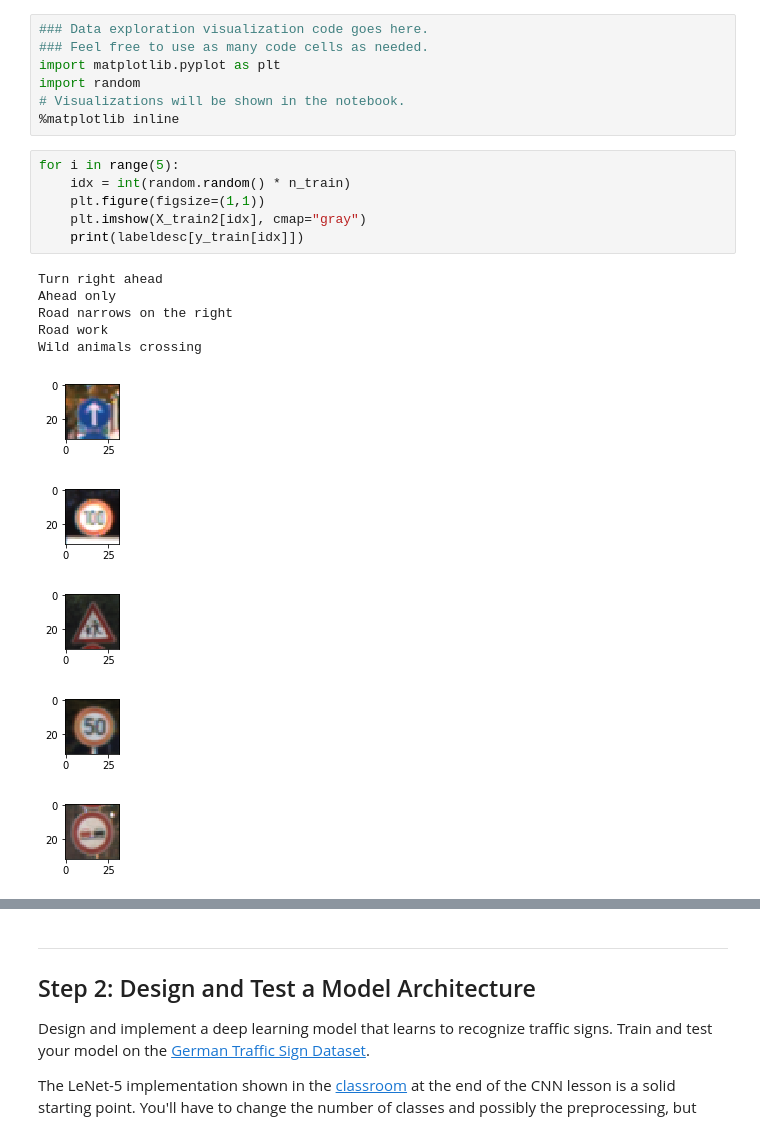
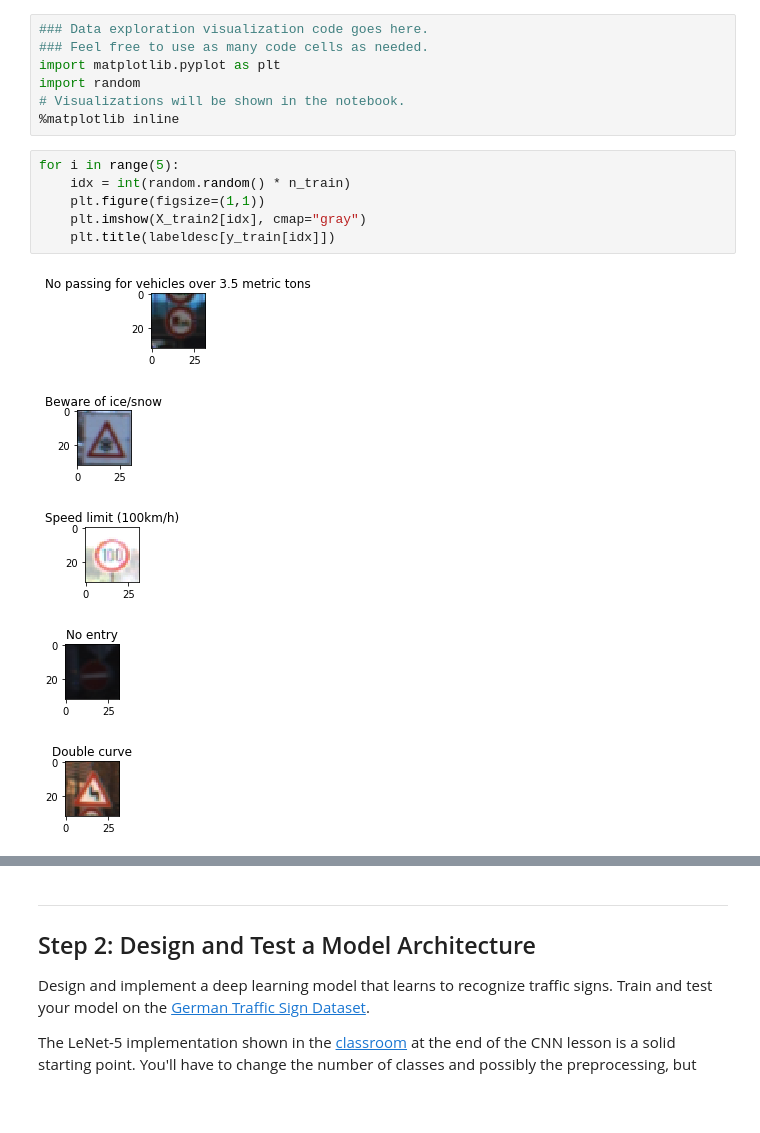
Before and after one commit to baihongjie/selfdrivingcar, a Jupyter notebook: TrafficSignClassifier/Traffic_Sign_Classifier.ipynb, the cells around one changed output, grey strips where cells are left out. Cells and saved outputs as stored; diff of their text form; blank space fills up the shorter version.

```diff
--- a/TrafficSignClassifier/Traffic_Sign_Classifier.ipynb
+++ b/TrafficSignClassifier/Traffic_Sign_Classifier.ipynb
@@ -113,17 +113,12 @@ import random
 # %%
 for i in range(5):
     idx = int(random.random() * n_train)
     plt.figure(figsize=(1,1))
     plt.imshow(X_train2[idx], cmap="gray")
-    print(labeldesc[y_train[idx]])
+    plt.title(labeldesc[y_train[idx]])
 # %% [output]
-Turn right ahead
-Ahead only
-Road narrows on the right
-Road work
-Wild animals crossing
-[figure, old version]
+[figure, new version]
-[figure, old version]
+[figure, new version]
-[figure, old version]
+[figure, new version]
-[figure, old version]
+[figure, new version]
-[figure, old version]
+[figure, new version]
```
Also changed, not shown: parts of 4 cells of this notebook, 13 other files.
